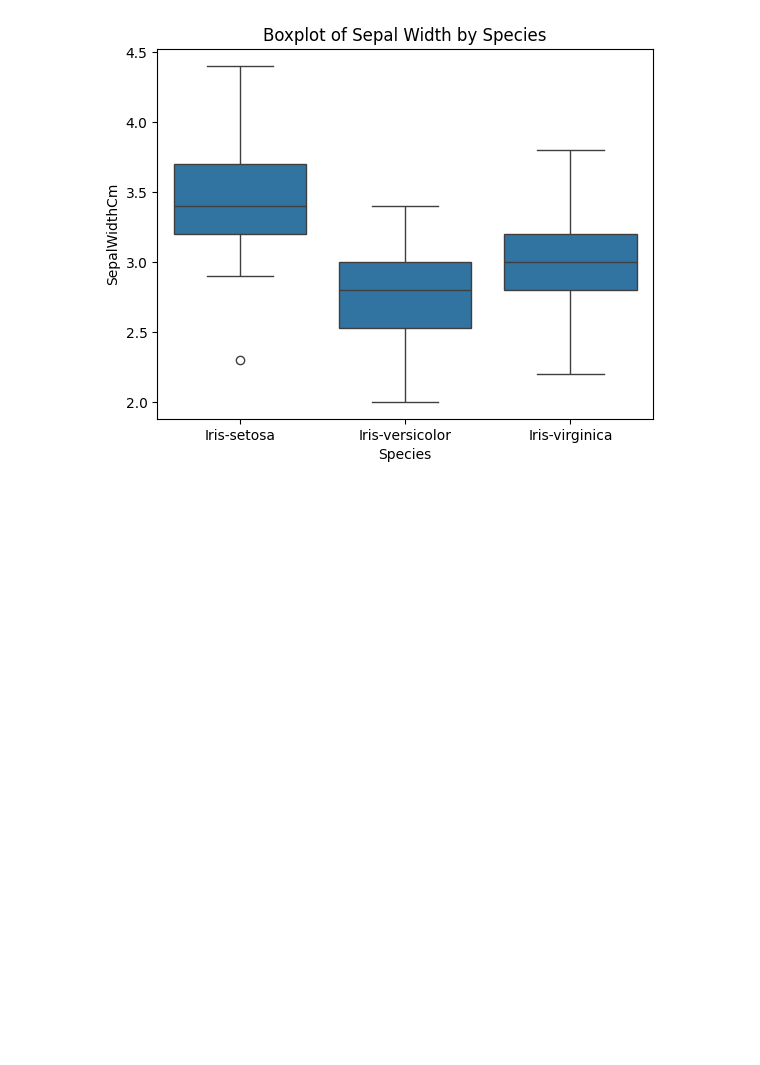
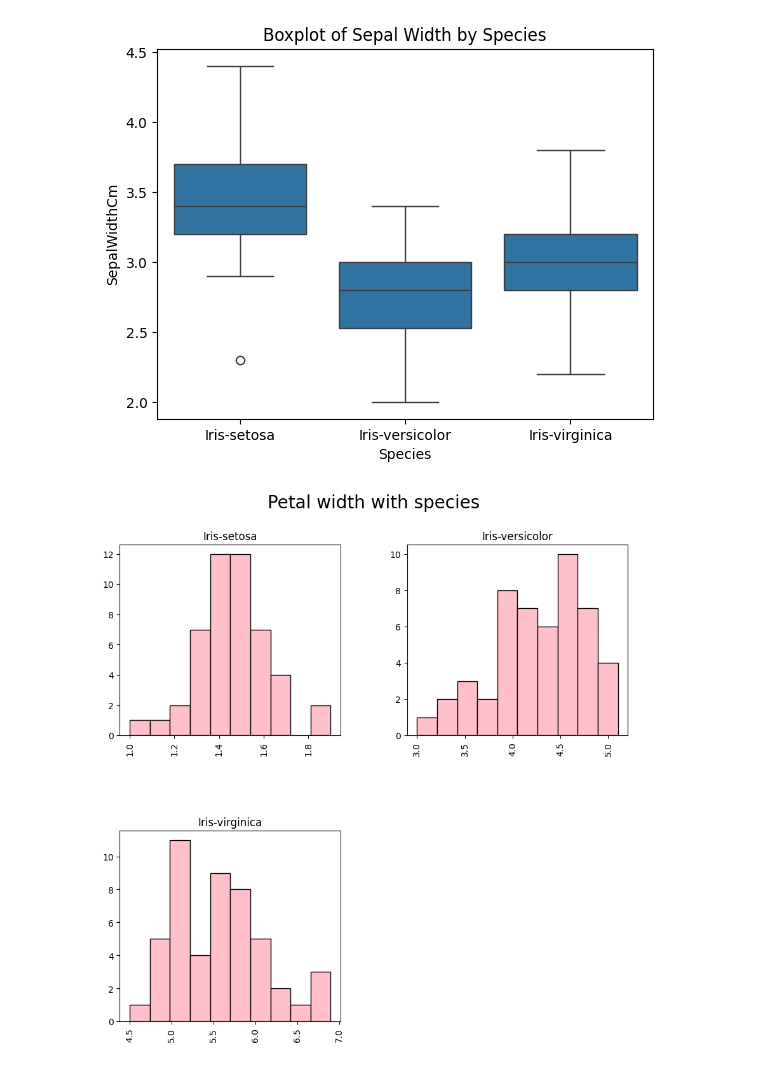
Before and after one commit to chfaizan2/CodeAlpha-Internship-Tasks, a Jupyter notebook: Task_1_Iris_Flower_Classification.ipynb, the cells around one changed output. Saved outputs shown, nothing was run; the diff lists cells and outputs as text; code cells hidden in the pictures; blank space fills up the shorter version.

```diff
--- a/Task_1_Iris_Flower_Classification.ipynb
+++ b/Task_1_Iris_Flower_Classification.ipynb
@@ -111,3 +111,12 @@ plt.title("Boxplot of Sepal Width by Species")
 plt.show()
 # %% [output]
 [figure]
+# %%
+# Distribution of Petal Length Across Iris Species
+df.hist(column='PetalLengthCm', by='Species', figsize=(10,10),color='pink',edgecolor='black')
+plt.suptitle('Petal width with species', fontsize=20)
+plt.xlabel('Length',fontsize=15)
+plt.ylabel('Frequency',fontsize=15)
+plt.show()
+# %% [output]
+[figure, added]
```
Also changed, not shown: parts of 19 cells of this notebook.
